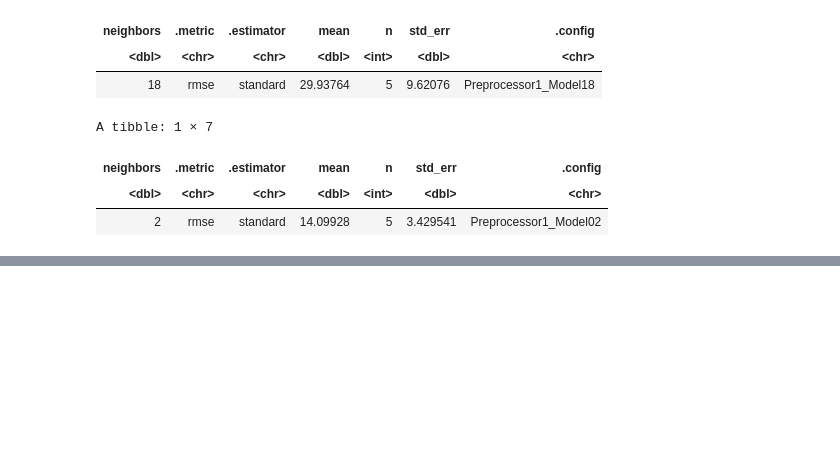
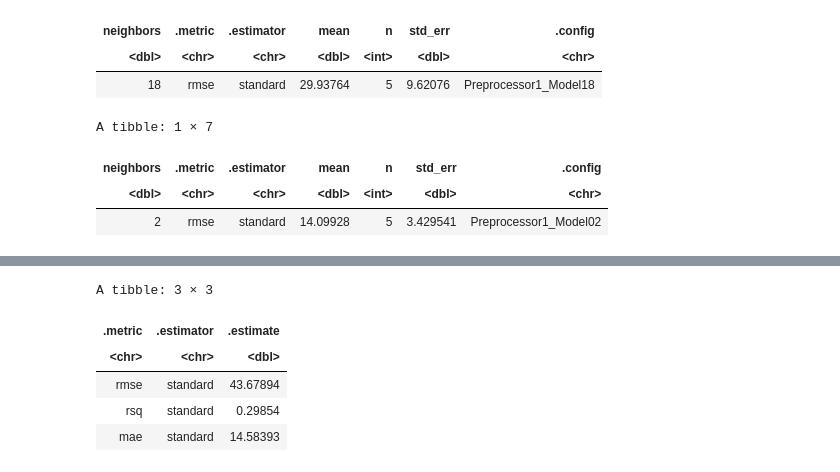
Before and after one commit to harpreeto6/Data_Science_Project, a Jupyter notebook: Minecraft_Analysis.ipynb, the cells around one changed output, grey strips where cells are left out. Cells and saved outputs as stored; diff of their text form; code cells hidden in the pictures; blank space fills up the shorter version.

```diff
--- a/Minecraft_Analysis.ipynb
+++ b/Minecraft_Analysis.ipynb
@@ -266,0 +324,24 @@ A tibble: 1 × 7
+# %%
+k_min_sessions <- hours_sessions_min |> pull(neighbors)
+
+hours_sessions_best_spec <- nearest_neighbor(weight_func = "rectangular", neighbors = k_min_sessions) |>
+                            set_engine("kknn") |>
+                            set_mode("regression")
+
+hours_sessions_best_fit <- workflow() |>
+                            add_recipe(hours_sessions_recipe) |>
+                            add_model(hours_sessions_best_spec) |>
+                            fit(hours_sessions_training)
+
+hours_sessions_fit_summary <- hours_sessions_best_fit |>
+                                predict(hours_sessions_testing) |>
+                                bind_cols(hours_sessions_testing) |>
+                                metrics(truth = played_hours, estimate = .pred)
+hours_sessions_fit_summary
+# %% [output]
+A tibble: 3 × 3
+| .metric | .estimator | .estimate |
+| <chr> | <chr> | <dbl> |
+| rmse | standard | 43.67894 |
+| rsq | standard | 0.29854 |
+| mae | standard | 14.58393 |
```
Also changed, not shown: parts of 5 cells of this notebook.
